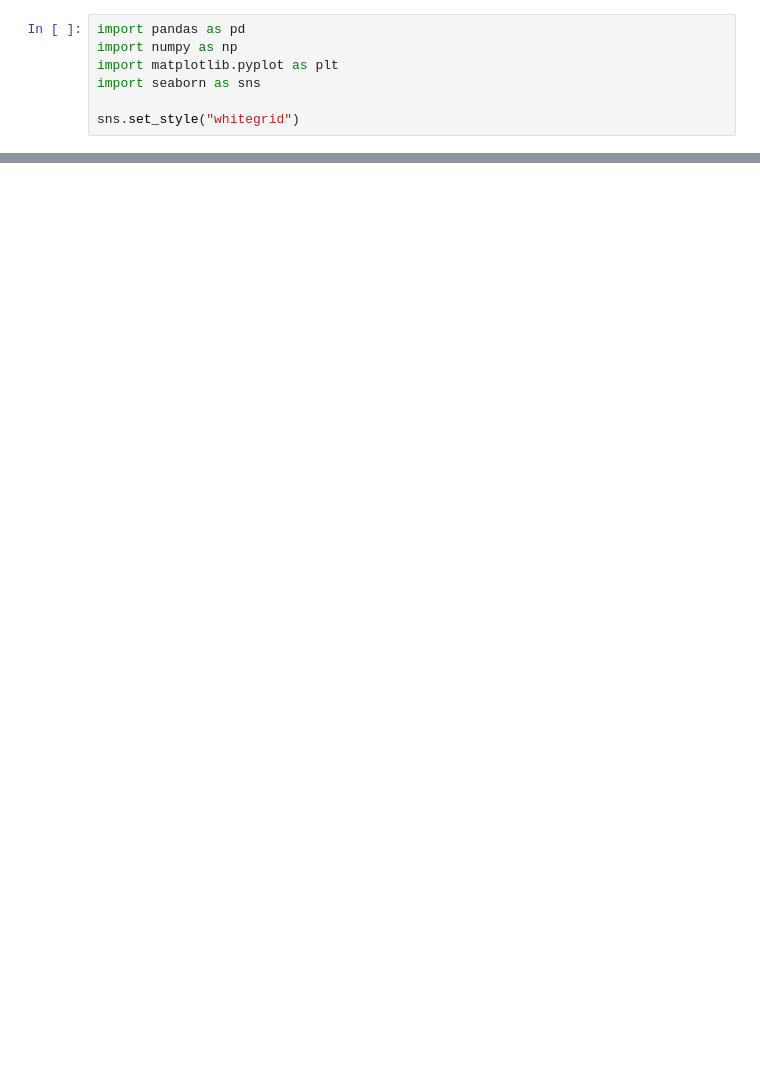
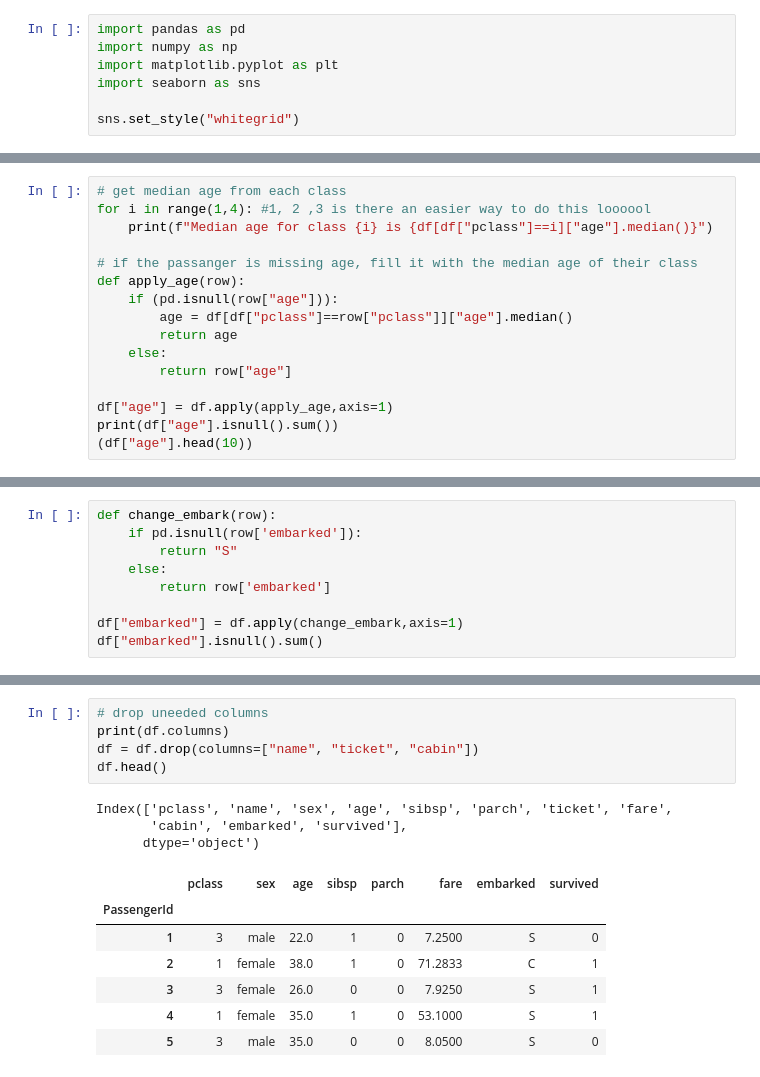
Before and after one commit to nnnolan/IT3040, a Jupyter notebook: final/option3_nrpw88/titanic_nn.ipynb, the cells around one changed output, grey strips where cells are left out. Cells and saved outputs as stored; diff of their text form; blank space fills up the shorter version.

```diff
--- a/final/option3_nrpw88/titanic_nn.ipynb
+++ b/final/option3_nrpw88/titanic_nn.ipynb
@@ -39,0 +121,16 @@ Index(['survived', 'pclass', 'name', 'sex', 'age', 'sibsp', 'parch', 'ticket',
+# %%
+# get median age from each class
+for i in range(1,4): #1, 2 ,3 is there an easier way to do this loooool
+    print(f"Median age for class {i} is {df[df["pclass"]==i]["age"].median()}")
+
+# if the passanger is missing age, fill it with the median age of their class
+def apply_age(row):
+    if (pd.isnull(row["age"])):
+        age = df[df["pclass"]==row["pclass"]]["age"].median()
+        return age
+    else:
+        return row["age"]
+
+df["age"] = df.apply(apply_age,axis=1)
+print(df["age"].isnull().sum())
+(df["age"].head(10))
@@ -39,0 +148,9 @@ Index(['survived', 'pclass', 'name', 'sex', 'age', 'sibsp', 'parch', 'ticket',
+# %%
+def change_embark(row):
+    if pd.isnull(row['embarked']):
+        return "S"
+    else:
+        return row['embarked']
+
+df["embarked"] = df.apply(change_embark,axis=1)
+df["embarked"].isnull().sum()
@@ -39,0 +166,16 @@ Index(['survived', 'pclass', 'name', 'sex', 'age', 'sibsp', 'parch', 'ticket',
+# %%
+# drop uneeded columns
+print(df.columns)
+df = df.drop(columns=["name", "ticket", "cabin"])
+df.head()
+# %% [output]
+Index(['pclass', 'name', 'sex', 'age', 'sibsp', 'parch', 'ticket', 'fare',
+       'cabin', 'embarked', 'survived'],
+      dtype='object')
+|  | pclass | sex | age | sibsp | parch | fare | embarked | survived |
+| PassengerId |  |  |  |  |  |  |  |  |
+| 1 | 3 | male | 22.0 | 1 | 0 | 7.2500 | S | 0 |
+| 2 | 1 | female | 38.0 | 1 | 0 | 71.2833 | C | 1 |
+| 3 | 3 | female | 26.0 | 0 | 0 | 7.9250 | S | 1 |
+| 4 | 1 | female | 35.0 | 1 | 0 | 53.1000 | S | 1 |
+| 5 | 3 | male | 35.0 | 0 | 0 | 8.0500 | S | 0 |
```
Also changed, not shown: parts of 15 cells of this notebook, 1 other file.
